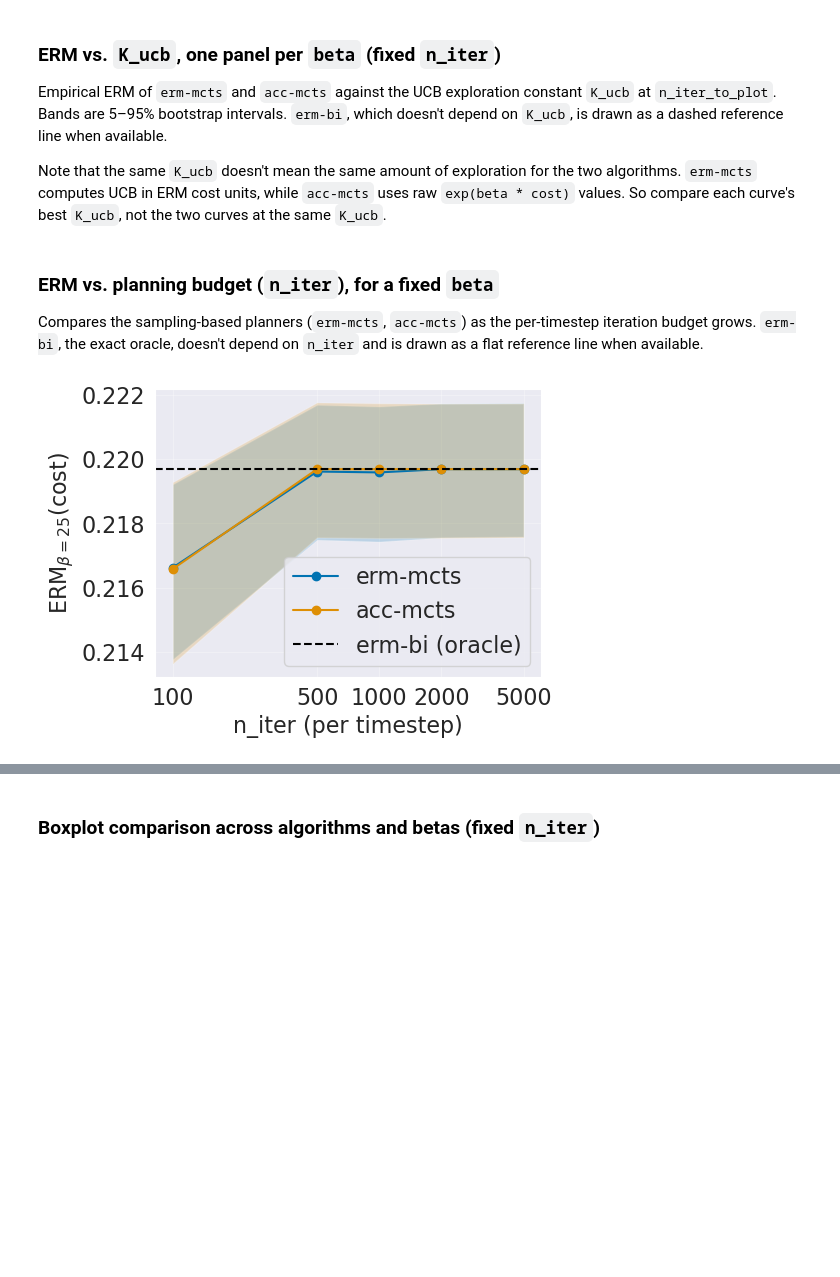
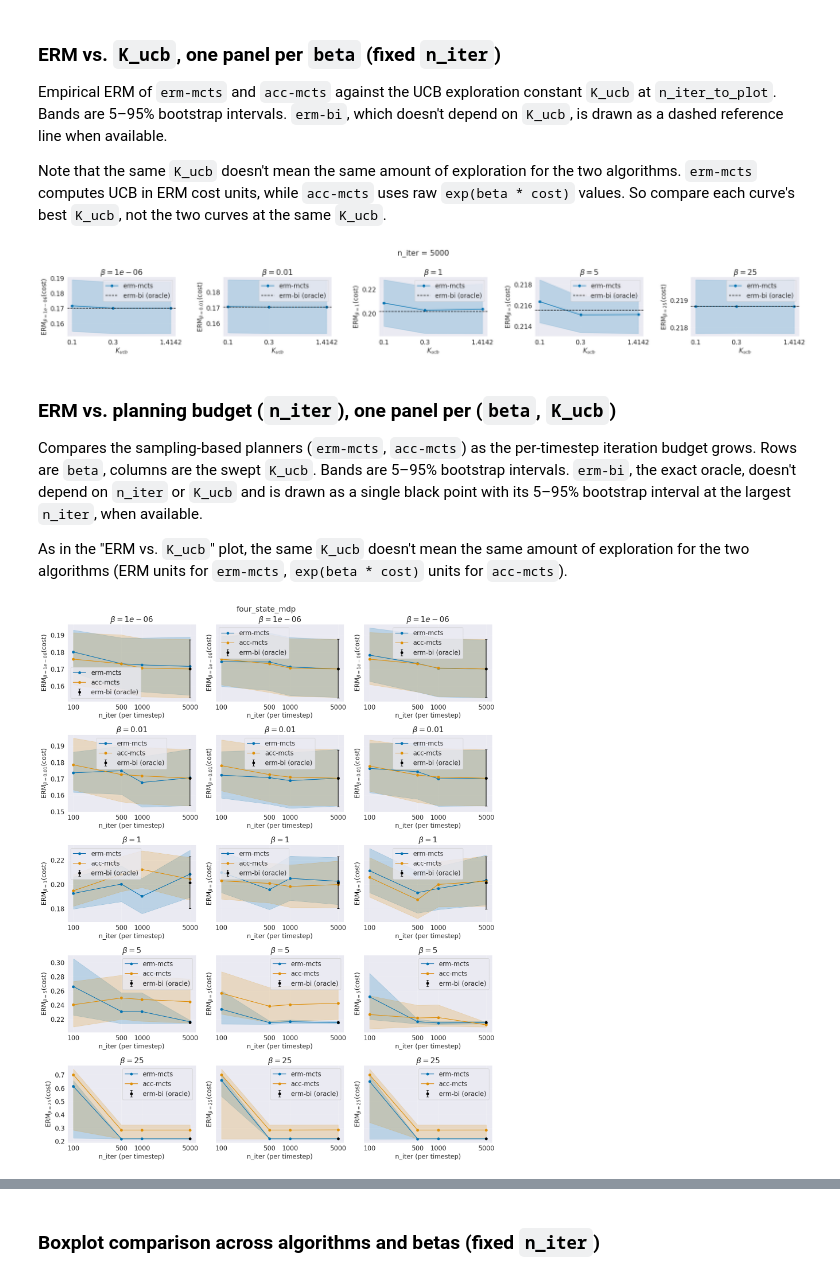
Before and after one commit to JacopoSilvestrin/risk-aware-mcts, a Jupyter notebook: Four-State-MDP-exp.ipynb, the cells around one changed output, grey strips where cells are left out. Cells and saved outputs as stored; diff of their text form; code cells hidden in the pictures; blank space fills up the shorter version.

Commit message:
Notebook files added to the repo (for plotting).

```diff
--- a/Four-State-MDP-exp.ipynb
+++ b/Four-State-MDP-exp.ipynb
@@ -33,13 +33,13 @@ Reads every completed cell for this environment from the sweep's `manifest.json`
 
 If the sweep covers several `K_ucb` values, only the "ERM vs. `K_ucb`" plot uses all of them. Every other plot uses the single slice `K_ucb_to_plot`, which is the value closest to `sqrt(2)`, the fixed `K_ucb` used before it was swept.
 # %%
-SWEEP_DIR = 'data/sweep_demo_2026-09-24-15-35-54_seed0'
+SWEEP_DIR = 'data/sweep_demo_2026-10-09-15-03-54_seed0'
 ENV_NAME = 'four_state_mdp'
 
 with open(os.path.join(SWEEP_DIR, "manifest.json")) as f:
     manifest = json.load(f)
 
-DEFAULT_K_UCB = float(np.sqrt(2))  # K_ucb of sweeps that didn't sweep it (their manifests have no "K_ucb")
+DEFAULT_K_UCB = 0.3 #float(np.sqrt(2))  # K_ucb of sweeps that didn't sweep it (their manifests have no "K_ucb")
 
 # (algo, beta, n_iter, K_ucb, f_vals); n_iter and K_ucb are None for erm-bi, which uses neither
 cells = []
@@ -90,7 +134,7 @@ Empirical ERM of `erm-mcts` and `acc-mcts` against the UCB exploration constant
 
 Note that the same `K_ucb` doesn't mean the same amount of exploration for the two algorithms. `erm-mcts` computes UCB in ERM cost units, while `acc-mcts` uses raw `exp(beta * cost)` values. So compare each curve's best `K_ucb`, not the two curves at the same `K_ucb`.
 # %%
-k_algos = ["erm-mcts", "acc-mcts"]
+k_algos = ["erm-mcts"] #, "acc-mcts"
 k_colors = {algo: sns.color_palette()[i] for i, algo in enumerate(k_algos)}  # same color per algo in every panel
 
 if len(K_ucbs) < 2:
@@ -124,45 +168,58 @@ else:
     fig.suptitle(f"n_iter = {n_iter_to_plot}")
     fig.tight_layout()
     plt.show()
+# %% [output]
+[figure, added]
 # %% [markdown]
-### ERM vs. planning budget (`n_iter`), for a fixed `beta`
+### ERM vs. planning budget (`n_iter`), one panel per (`beta`, `K_ucb`)
 
-Compares the sampling-based planners (`erm-mcts`, `acc-mcts`) as the per-timestep iteration budget grows. `erm-bi`, the exact oracle, doesn't depend on `n_iter` and is drawn as a flat reference line when available.
+Compares the sampling-based planners (`erm-mcts`, `acc-mcts`) as the per-timestep iteration budget grows. Rows are `beta`, columns are the swept `K_ucb`. Bands are 5–95% bootstrap intervals. `erm-bi`, the exact oracle, doesn't depend on `n_iter` or `K_ucb` and is drawn as a single black point with its 5–95% bootstrap interval at the largest `n_iter`, when available.
+
+As in the "ERM vs. `K_ucb`" plot, the same `K_ucb` doesn't mean the same amount of exploration for the two algorithms (ERM units for `erm-mcts`, `exp(beta * cost)` units for `acc-mcts`).
 # %%
-erm_beta_to_plot = betas[-1]
+budget_algos = ["erm-mcts", "acc-mcts"]
+budget_colors = {algo: sns.color_palette()[i] for i, algo in enumerate(budget_algos)}  # same color per algo in every plot
+budget_K_ucbs = K_ucbs if K_ucbs else [None]
 
-fig, ax = plt.subplots(figsize=(5.5, 4.0))
 
-for algo, algo_d in data.items():
-    if erm_beta_to_plot not in algo_d:
-        continue
-    beta_d = algo_d[erm_beta_to_plot]
+def plot_erm_vs_budget(ax, beta, K_ucb):
+    """Draws ERM_beta vs. n_iter for erm-mcts and acc-mcts at K_ucb, plus the erm-bi point if available."""
+    for algo in budget_algos:
+        beta_d = data_k.get(algo, {}).get(beta, {})
+        xs = sorted(n for n in beta_d if K_ucb in beta_d[n])
+        if not xs:
+            continue
+        ys = [calculate_erm(beta_d[n][K_ucb], beta=beta) for n in xs]
+        cis = np.array([erm_ci(beta_d[n][K_ucb], beta=beta) for n in xs])
+        ax.plot(xs, ys, marker="o", color=budget_colors[algo], label=algo)
+        ax.fill_between(xs, cis[:, 0], cis[:, 1], color=budget_colors[algo], alpha=0.2)
 
-    if algo == "erm-bi":
-        # Oracle: no n_iter dependence, draw as a horizontal reference line.
-        f_vals = beta_d[None]
-        erm_val = calculate_erm(f_vals, beta=erm_beta_to_plot)
-        ax.axhline(erm_val, linestyle="--", color="black", label="erm-bi (oracle)")
-        continue
+    bi_f_vals = data_k.get("erm-bi", {}).get(beta, {}).get(None, {}).get(None)
+    if bi_f_vals is not None:
+        # Oracle: no n_iter or K_ucb dependence; one point with its bootstrap interval at the largest n_iter.
+        bi_erm = calculate_erm(bi_f_vals, beta=beta)
+        bi_ci = erm_ci(bi_f_vals, beta=beta)
+        ax.errorbar(n_iters[-1], bi_erm, yerr=[[bi_erm - bi_ci[0]], [bi_ci[1] - bi_erm]],
+                    fmt="o", capsize=3, color="black", label="erm-bi (oracle)")
 
-    xs = sorted(n for n in beta_d.keys() if n is not None)
-    ys = [calculate_erm(beta_d[n], beta=erm_beta_to_plot) for n in xs]
-    cis = [erm_ci(beta_d[n], beta=erm_beta_to_plot) for n in xs]
-    lower = [y - ci[0] for y, ci in zip(ys, cis)]
-    upper = [ci[1] - y for y, ci in zip(ys, cis)]
+    ax.set_xlabel("n_iter (per timestep)")
+    ax.set_ylabel(fr"ERM$_{{\beta={beta}}}$(cost)")
+    ax.set_xscale("log")
+    ax.set_xticks(n_iters)
+    ax.get_xaxis().set_major_formatter(matplotlib.ticker.ScalarFormatter())
+    ax.get_xaxis().set_minor_formatter(matplotlib.ticker.NullFormatter())
+    ax.grid(True, alpha=0.3)
+    ax.legend()
 
-    ax.plot(xs, ys, marker="o", label=algo)
-    ax.fill_between(xs, np.array(ys) - lower, np.array(ys) + upper, alpha=0.2)
 
-ax.set_xlabel("n_iter (per timestep)")
-ax.set_ylabel(fr"ERM$_{{\beta={erm_beta_to_plot}}}$(cost)")
-ax.set_xscale("log")
-ax.set_xticks(n_iters)
-ax.get_xaxis().set_major_formatter(matplotlib.ticker.ScalarFormatter())
-ax.get_xaxis().set_minor_formatter(matplotlib.ticker.NullFormatter())
-ax.grid(True, alpha=0.3)
-ax.legend()
+fig, axes = plt.subplots(len(betas), len(budget_K_ucbs), figsize=(5.5 * len(budget_K_ucbs), 4.0 * len(betas)),
+                         squeeze=False, sharey="row")
+for row, beta in zip(axes, betas):
+    for ax, K_ucb in zip(row, budget_K_ucbs):
+        plot_erm_vs_budget(ax, beta, K_ucb)
+        ax.set_title(fr"$\beta={beta}$" if K_ucb is not None else fr"$\beta={beta}$")
+fig.suptitle(ENV_NAME)
 fig.tight_layout()
 plt.show()
 # %% [output]
-[figure, old version]
+[figure, new version]
```
Also changed, not shown: parts of 12 cells of this notebook, 2 other files.
